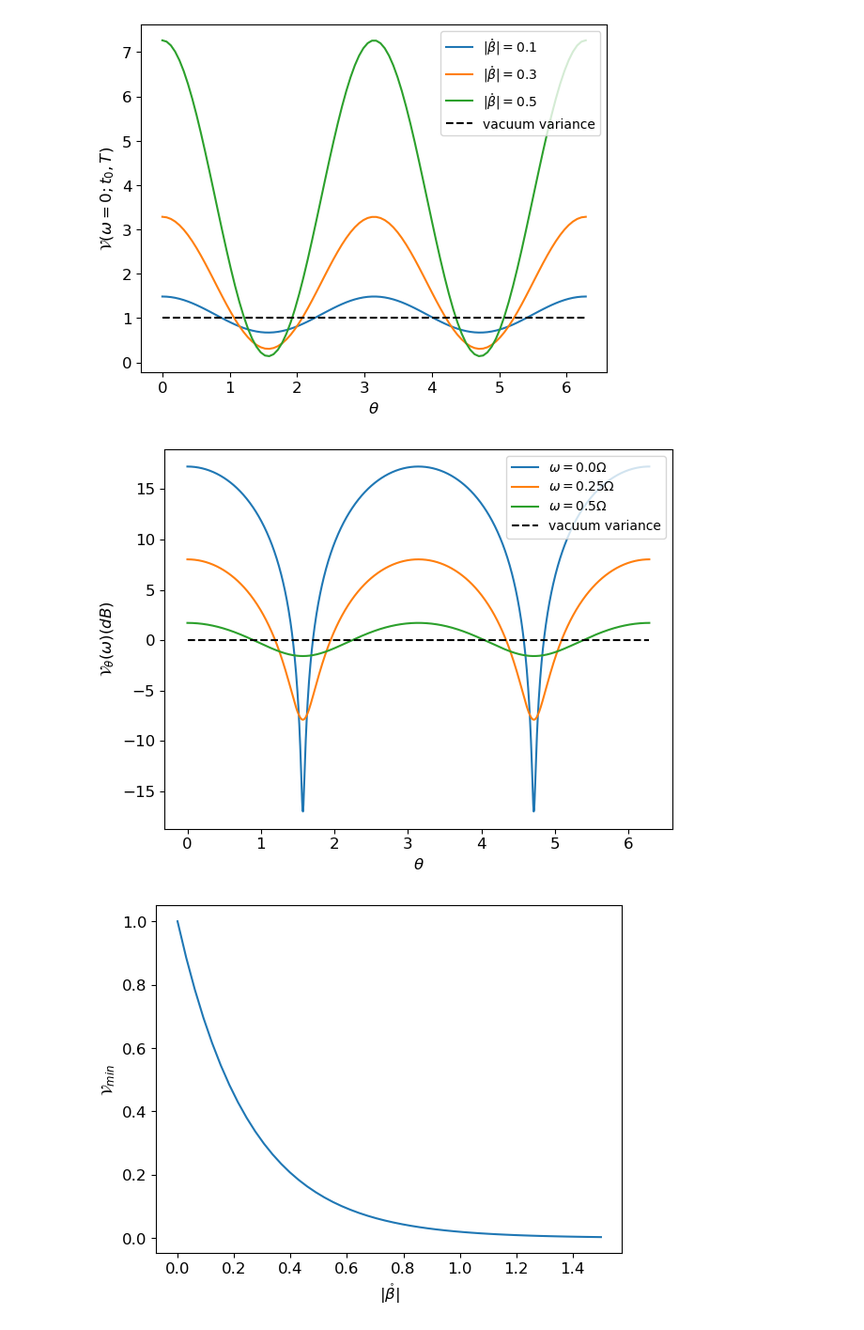
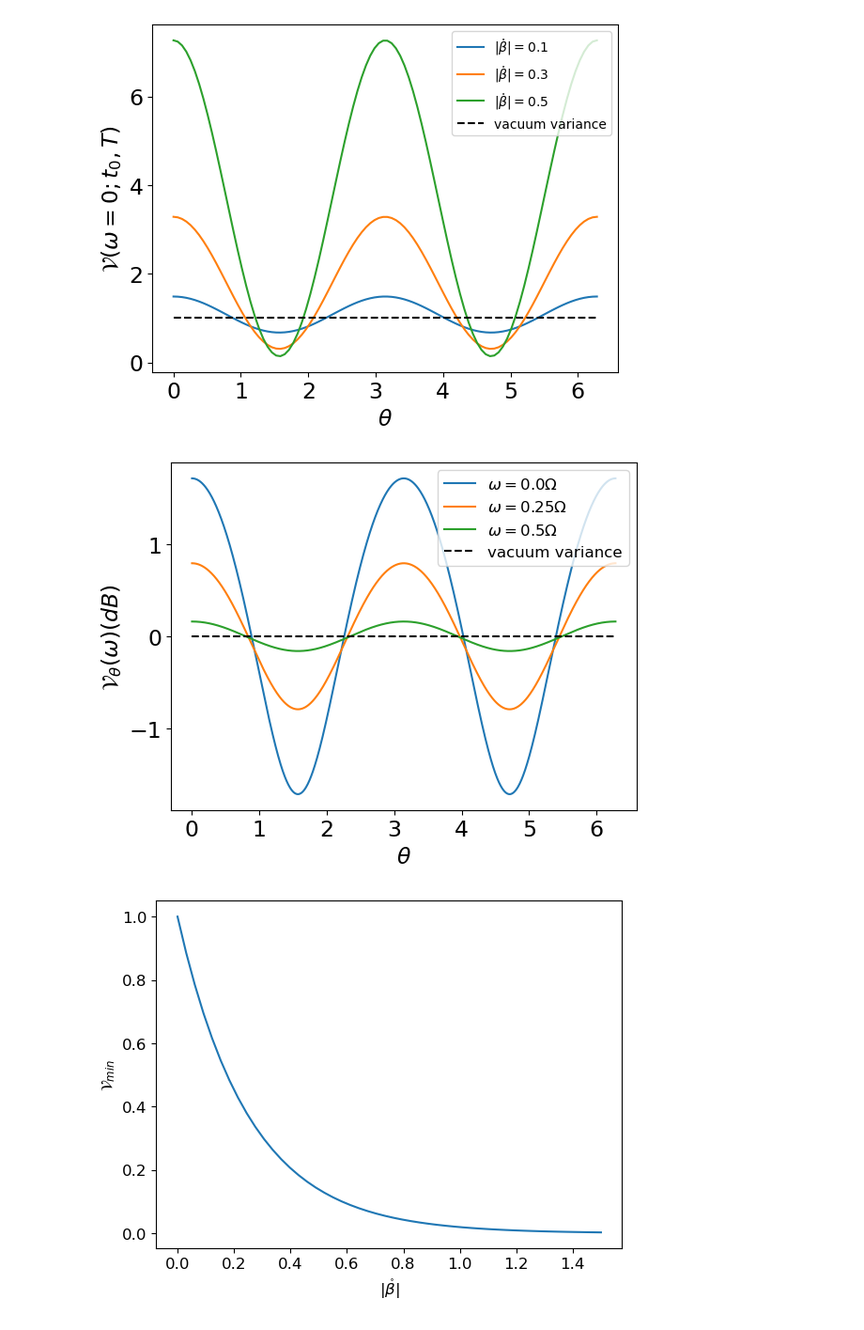
Before and after one commit to JKranias/Whittaker-Shannon-Decomposition, a Jupyter notebook: Whittaker-Shannon_code/Homodyne Detection.ipynb, the cells around one changed output. Shown at 94% size. Drawn from its saved outputs; the diff is of its cells as text; code cells hidden in the pictures.

```diff
--- a/Whittaker-Shannon_code/Homodyne Detection.ipynb
+++ b/Whittaker-Shannon_code/Homodyne Detection.ipynb
@@ -2,7 +2,7 @@
 import numpy as np
 import matplotlib.pyplot as plt
 import scipy as sc
-fsize = 12
+fsize = 17
 plt.rcParams['axes.labelsize'] = fsize
 plt.rcParams['axes.titlesize'] = fsize
 plt.rcParams['xtick.labelsize'] = fsize
@@ -211,33 +211,36 @@ plt.hlines(1, 0, 2*np.pi, color="black", linestyle="dashed", label="vacuum varia
 plt.legend(loc="upper right")
 plt.show()
 # %% [output]
-[figure, old version]
+[figure, new version]
 # %%
 #plotting V(w) vs. theta at w
 Omega = 2 * np.sqrt(np.pi) / (Tc * fine_param)
 w_list = np.array([0, 0.5, 1])
 thetalist = np.linspace(0,2*np.pi,1000)
+
+Bc = 0.1
 
 B = Bc * r
 U, Q = sc.linalg.polar(B, side = "left")
 sinhQ = sinh(Q)
 coshQ = cosh(Q)
 
 for w in w_list:
     Vlist = []
     for theta in thetalist:
         Vlist.append(V(w * Omega / 2,theta))
     plt.plot(thetalist,10*np.log10(np.array(Vlist)/len(Q)), label="$\omega=$"+str(w/2)+r"$\Omega$")
 
+#plt.figure(constrained_layout=True)
 plt.xlabel(r"$\theta$")
 plt.ylabel(r"$\mathcal{V}_\theta(\omega) (dB)$")
 plt.hlines(0, 0, 2*np.pi, color="black", linestyle="dashed", label="vacuum variance")
-plt.legend(loc="upper right")
-plt.tight_layout()
+plt.legend(loc="upper right", fontsize=fsize-5)
+#plt.tight_layout()
 plt.savefig("Homo_CW.pdf")
 plt.show()
 # %% [output]
-[figure, old version]
+[figure, new version]
 # %%
 #plotting Sq at w=0 vs Bc
 
```
Also changed, not shown: parts of 1 cell of this notebook, 17 other files.
